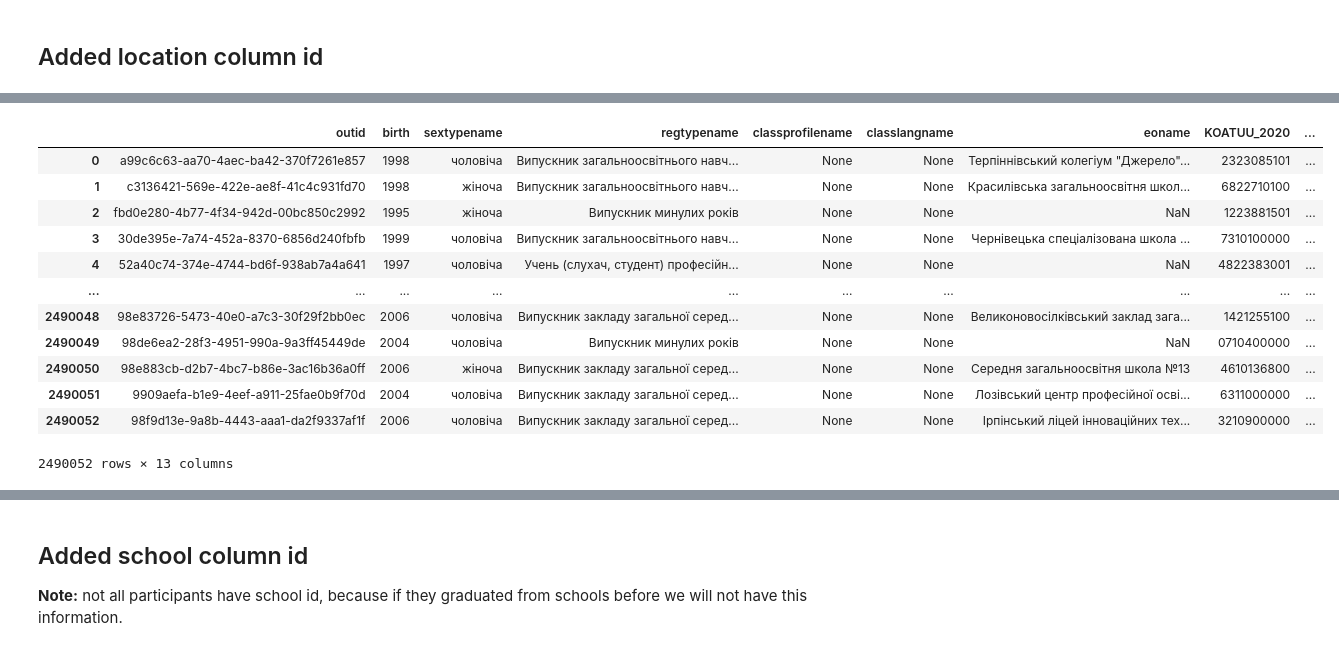
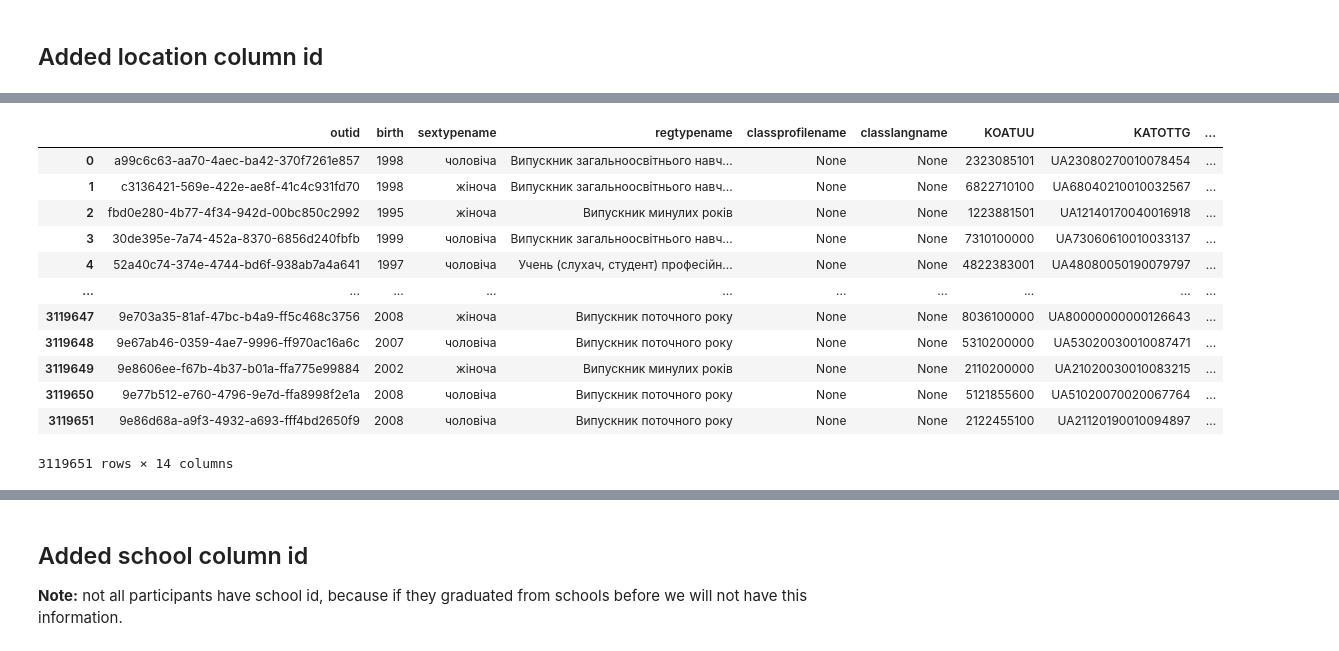
Before and after one commit to DataResponsibly/ZNO-Dataset, a Jupyter notebook: notebooks/tables_creation/Students_table.ipynb, the cells around one changed output, grey strips where cells are left out. Cells and saved outputs as stored; diff of their text form; code cells hidden in the pictures.

```diff
--- a/notebooks/tables_creation/Students_table.ipynb
+++ b/notebooks/tables_creation/Students_table.ipynb
@@ -104,0 +101,6 @@ All datasets length:  2490053
+# %%
+cols = set()
+for year, dataset in datasets.items():
+    cols.update(col for col in dataset.columns if 'math' not in col and 'bio' not in col and 'block' not in col and 'chem' not in col and 'deu' not in col and 'eng' not in col and 'fra' not in col and 'fr' not in col and 'geo' not in col and 'hist' not in col and 'hist' not in col and 'phys' not in col and 'pt' not in col and 'rus' not in col and 'spa' not in col and 'ukr' not in col and 'uml' not in col)
+
+cols
@@ -105,7 +125,7 @@ All datasets length:  2490053
 # %%
 # student related columns
 student_columns = ['outid', 'birth', 'sextypename', 'regname', 'areaname', 'tername', 'regtypename',
-                   'classprofilename', 'classlangname', 'eoname','eoregname', 'eoareaname', 'eotername', 'year']
+                   'classprofilename', 'classlangname', 'eoname', 'eotypename','eoregname', 'eoareaname', 'eotername', 'year']
 # %%
 students_df = pd.DataFrame(columns=student_columns)
 # %%
@@ -193,6 +217,6 @@ locations[locations.duplicated(subset=['regname', 'areaname', 'tername'], keep=F
 # %%
 # add location codifier
-students_loc_df = students_df.merge(locations[['regname', 'areaname', 'tername', 'KOATUU_2020', 'KATOTTG_2023']], on=['regname', 'areaname', 'tername'], how='left')
+students_loc_df = students_df.merge(locations[['regname', 'areaname', 'tername', 'KOATUU', 'KATOTTG']], on=['regname', 'areaname', 'tername'], how='left')
 
 students_loc_df
 # %% [output]
@@ -216,26 +240,26 @@ students_loc_df[students_loc_df.KOATUU_2020.isna()]
 | 144704 | 3b07c9d4-067c-47fa-8cf4-8e2097ade009 | 1999 | чоловіча | Дніпропетровська область | Дніпропетровська область | Петропавлівський район | Учень (слухач, студент) професійн... | None | ... |
 # %%
 # it is problem row, so we will drop it
-students_loc_df.dropna(subset=['KOATUU_2020'], inplace=True)
+students_loc_df.dropna(subset=['KOATUU'], inplace=True)
 # %%
 # drop names
-students_loc_df = students_loc_df[['outid',  'birth', 'sextypename', 'regtypename', 'classprofilename', 'classlangname', 'eoname',
-                                   'KOATUU_2020', 'KATOTTG_2023', 'eoregname', 'eoareaname', 'eotername', 'year']].copy()
+students_loc_df = students_loc_df[['outid',  'birth', 'sextypename', 'regtypename', 'classprofilename', 'classlangname',
+                                   'KOATUU', 'KATOTTG',  'eoname', 'eotypename', 'eoregname', 'eoareaname', 'eotername', 'year']].copy()
 students_loc_df
 # %% [output]
-|  | outid | birth | sextypename | regtypename | classprofilename | classlangname | eoname | KOATUU_2020 | ... |
-| 0 | a99c6c63-aa70-4aec-ba42-370f7261e857 | 1998 | чоловіча | Випускник загальноосвітнього навч... | None | None | Терпіннівський колегіум "Джерело"... | 2323085101 | ... |
-| 1 | c3136421-569e-422e-ae8f-41c4c931fd70 | 1998 | жіноча | Випускник загальноосвітнього навч... | None | None | Красилівська загальноосвітня школ... | 6822710100 | ... |
-| 2 | fbd0e280-4b77-4f34-942d-00bc850c2992 | 1995 | жіноча | Випускник минулих років | None | None | NaN | 1223881501 | ... |
-| 3 | 30de395e-7a74-452a-8370-6856d240fbfb | 1999 | чоловіча | Випускник загальноосвітнього навч... | None | None | Чернівецька спеціалізована школа ... | 7310100000 | ... |
-| 4 | 52a40c74-374e-4744-bd6f-938ab7a4a641 | 1997 | чоловіча | Учень (слухач, студент) професійн... | None | None | NaN | 4822383001 | ... |
+|  | outid | birth | sextypename | regtypename | classprofilename | classlangname | KOATUU | KATOTTG | ... |
+| 0 | a99c6c63-aa70-4aec-ba42-370f7261e857 | 1998 | чоловіча | Випускник загальноосвітнього навч... | None | None | 2323085101 | UA23080270010078454 | ... |
+| 1 | c3136421-569e-422e-ae8f-41c4c931fd70 | 1998 | жіноча | Випускник загальноосвітнього навч... | None | None | 6822710100 | UA68040210010032567 | ... |
+| 2 | fbd0e280-4b77-4f34-942d-00bc850c2992 | 1995 | жіноча | Випускник минулих років | None | None | 1223881501 | UA12140170040016918 | ... |
+| 3 | 30de395e-7a74-452a-8370-6856d240fbfb | 1999 | чоловіча | Випускник загальноосвітнього навч... | None | None | 7310100000 | UA73060610010033137 | ... |
+| 4 | 52a40c74-374e-4744-bd6f-938ab7a4a641 | 1997 | чоловіча | Учень (слухач, студент) професійн... | None | None | 4822383001 | UA48080050190079797 | ... |
 | ... | ... | ... | ... | ... | ... | ... | ... | ... | ... |
-| 2490048 | 98e83726-5473-40e0-a7c3-30f29f2bb0ec | 2006 | чоловіча | Випускник закладу загальної серед... | None | None | Великоновосілківський заклад зага... | 1421255100 | ... |
-| 2490049 | 98de6ea2-28f3-4951-990a-9a3ff45449de | 2004 | чоловіча | Випускник минулих років | None | None | NaN | 0710400000 | ... |
-| 2490050 | 98e883cb-d2b7-4bc7-b86e-3ac16b36a0ff | 2006 | жіноча | Випускник закладу загальної серед... | None | None | Середня загальноосвітня школа №13 | 4610136800 | ... |
-| 2490051 | 9909aefa-b1e9-4eef-a911-25fae0b9f70d | 2004 | чоловіча | Випускник закладу загальної серед... | None | None | Лозівський центр професійної осві... | 6311000000 | ... |
-| 2490052 | 98f9d13e-9a8b-4443-aaa1-da2f9337af1f | 2006 | чоловіча | Випускник закладу загальної серед... | None | None | Ірпінський ліцей інноваційних тех... | 3210900000 | ... |
+| 3119647 | 9e703a35-81af-47bc-b4a9-ff5c468c3756 | 2008 | жіноча | Випускник поточного року | None | None | 8036100000 | UA80000000000126643 | ... |
+| 3119648 | 9e67ab46-0359-4ae7-9996-ff970ac16a6c | 2007 | чоловіча | Випускник поточного року | None | None | 5310200000 | UA53020030010087471 | ... |
+| 3119649 | 9e8606ee-f67b-4b37-b01a-ffa775e99884 | 2002 | жіноча | Випускник минулих років | None | None | 2110200000 | UA21020030010083215 | ... |
+| 3119650 | 9e77b512-e760-4796-9e7d-ffa8998f2e1a | 2008 | чоловіча | Випускник поточного року | None | None | 5121855600 | UA51020070020067764 | ... |
+| 3119651 | 9e86d68a-a9f3-4932-a693-fff4bd2650f9 | 2008 | чоловіча | Випускник поточного року | None | None | 2122455100 | UA21120190010094897 | ... |
-2490052 rows × 13 columns
+3119651 rows × 14 columns
 # %%
 students_loc_df[students_loc_df.eoname.notna()]
 # %% [output]
```
Also changed, not shown: parts of 30 cells of this notebook, 1 other file.
